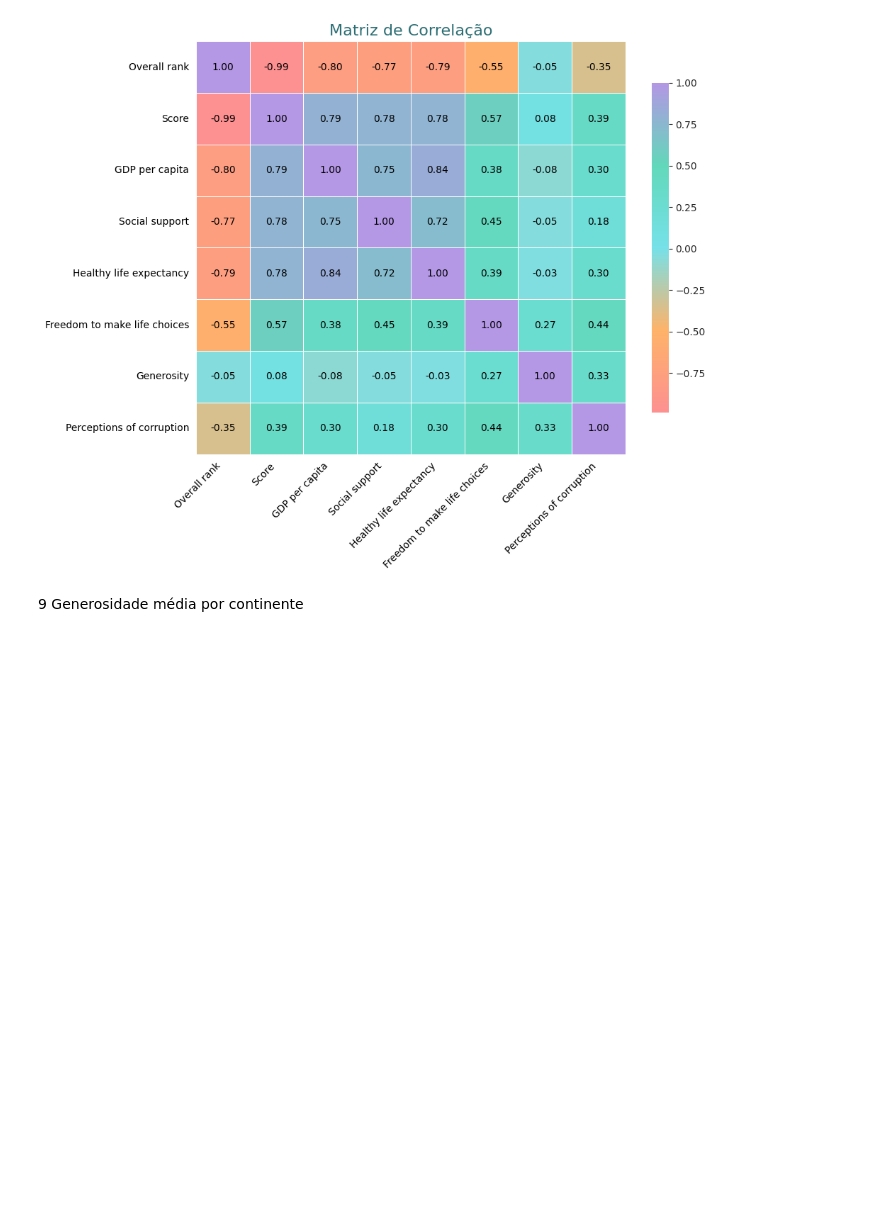
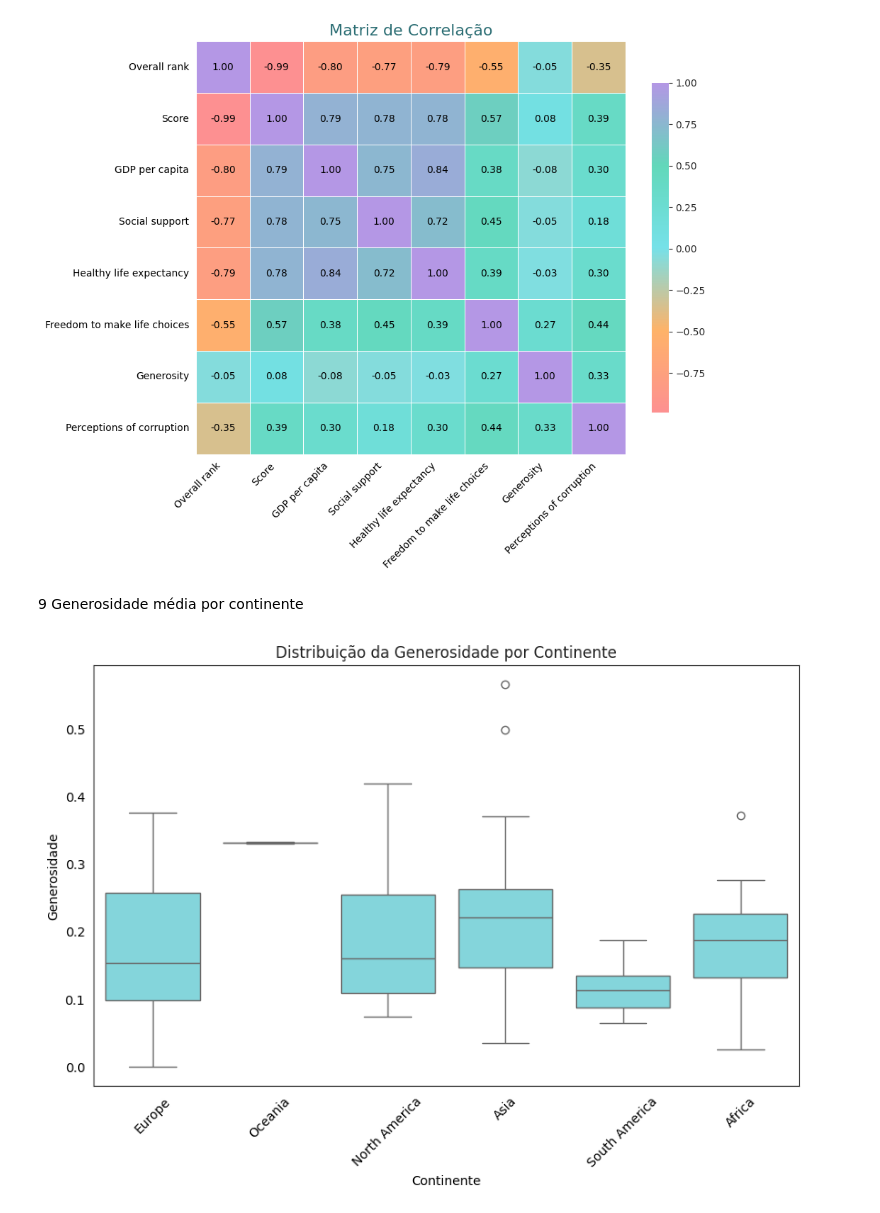
Before and after one commit to kevin-oliveira178/Felicidade_Mudial, a Jupyter notebook: Felicidade_mundial.ipynb, the cells around one changed output. Drawn from its saved outputs; the diff is of its cells as text; code cells hidden in the pictures; blank space fills up the shorter version.

```diff
--- a/Felicidade_mundial.ipynb
+++ b/Felicidade_mundial.ipynb
@@ -255,3 +275,17 @@ plt.show()
 [figure]
 # %% [markdown]
 9 Generosidade média por continente
+# %%
+#Boxplot
+
+plt.figure(figsize=(10, 6))
+sns.boxplot(data=df[df['continent'] != 'Unknown'], x='continent', y='Generosity', color = colors[2])
+plt.title('Distribuição da Generosidade por Continente')
+plt.xlabel('Continente', color = text_color)
+plt.ylabel('Generosidade', color = text_color)
+plt.xticks(rotation = 45, color=text_color)
+plt.yticks(color=text_color)
+plt.gcf().patch.set_facecolor(background_color)
+plt.show()
+# %% [output]
+[figure, added]
```
Also changed, not shown: parts of 7 cells of this notebook.
